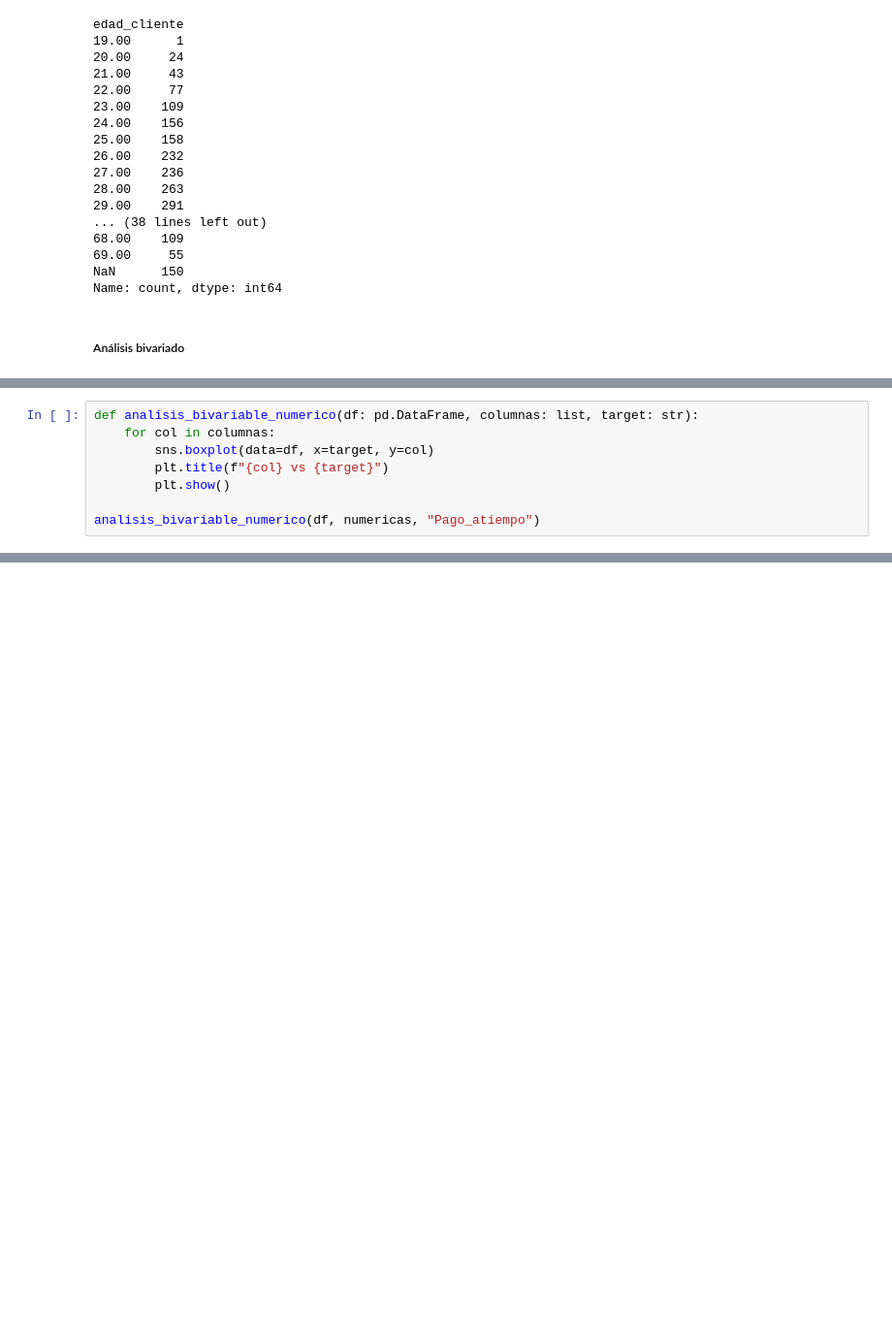
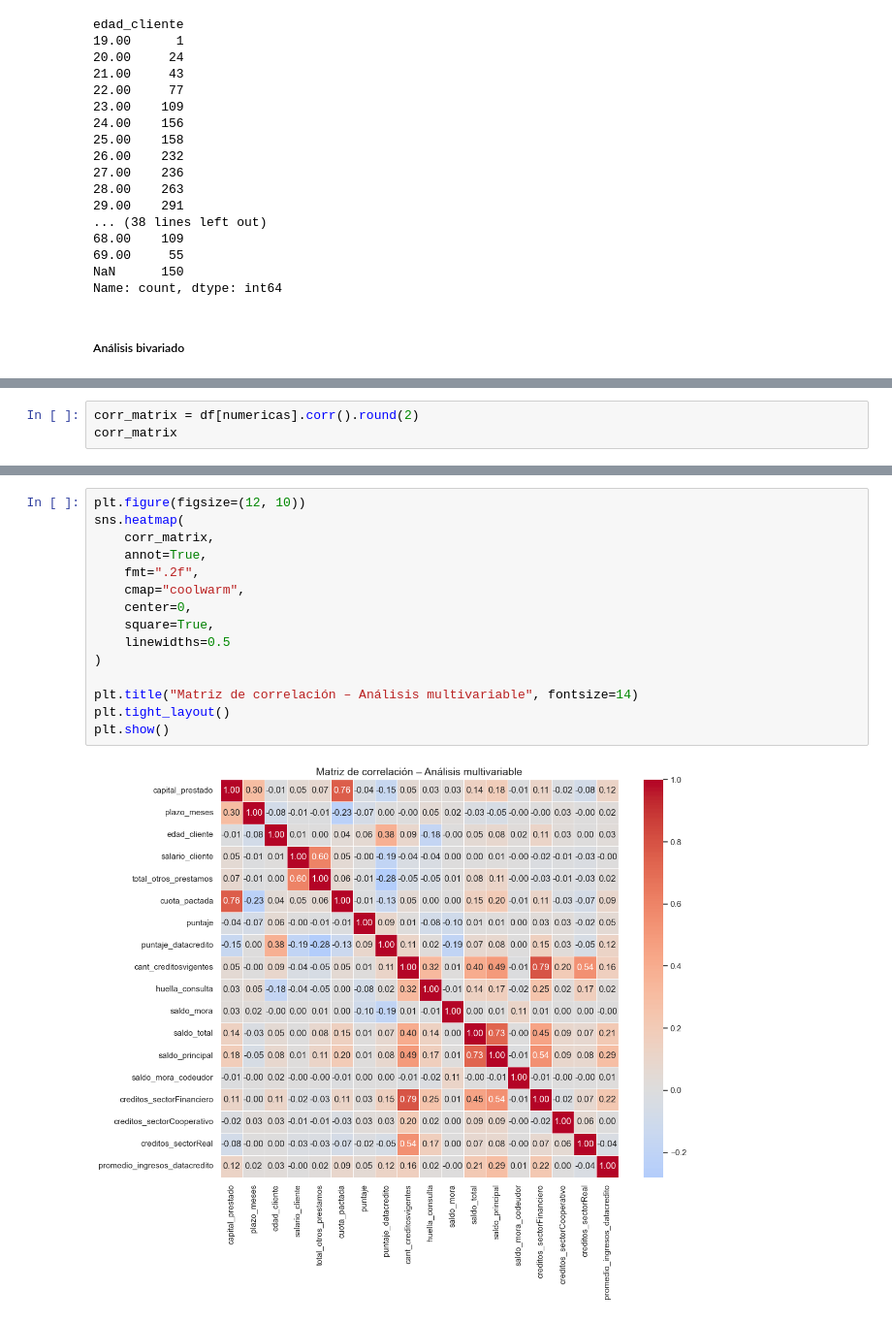
Before and after one commit to Lei541/riesgo_crediticio, a Jupyter notebook: src/comprension_EDA.ipynb, the cells around one changed output, grey strips where cells are left out. Shown at 97% size. Drawn from its saved outputs; the diff is of its cells as text; blank space fills up the shorter version.

```diff
--- a/src/comprension_EDA.ipynb
+++ b/src/comprension_EDA.ipynb
@@ -431,9 +467,4 @@ Name: count, dtype: int64
 # %%
-def analisis_bivariable_numerico(df: pd.DataFrame, columnas: list, target: str):
-    for col in columnas:
-        sns.boxplot(data=df, x=target, y=col)
-        plt.title(f"{col} vs {target}")
-        plt.show()
-
-analisis_bivariable_numerico(df, numericas, "Pago_atiempo")
+corr_matrix = df[numericas].corr().round(2)
+corr_matrix
 # %% [output]
@@ -452,0 +488,17 @@ analisis_bivariable_numerico(df, numericas, "Pago_atiempo")
+# %%
+plt.figure(figsize=(12, 10))
+sns.heatmap(
+    corr_matrix,
+    annot=True,
+    fmt=".2f",
+    cmap="coolwarm",
+    center=0,
+    square=True,
+    linewidths=0.5
+)
+
+plt.title("Matriz de correlación – Análisis multivariable", fontsize=14)
+plt.tight_layout()
+plt.show()
+# %% [output]
+[figure, added]
```
Also changed, not shown: parts of 10 cells of this notebook.
